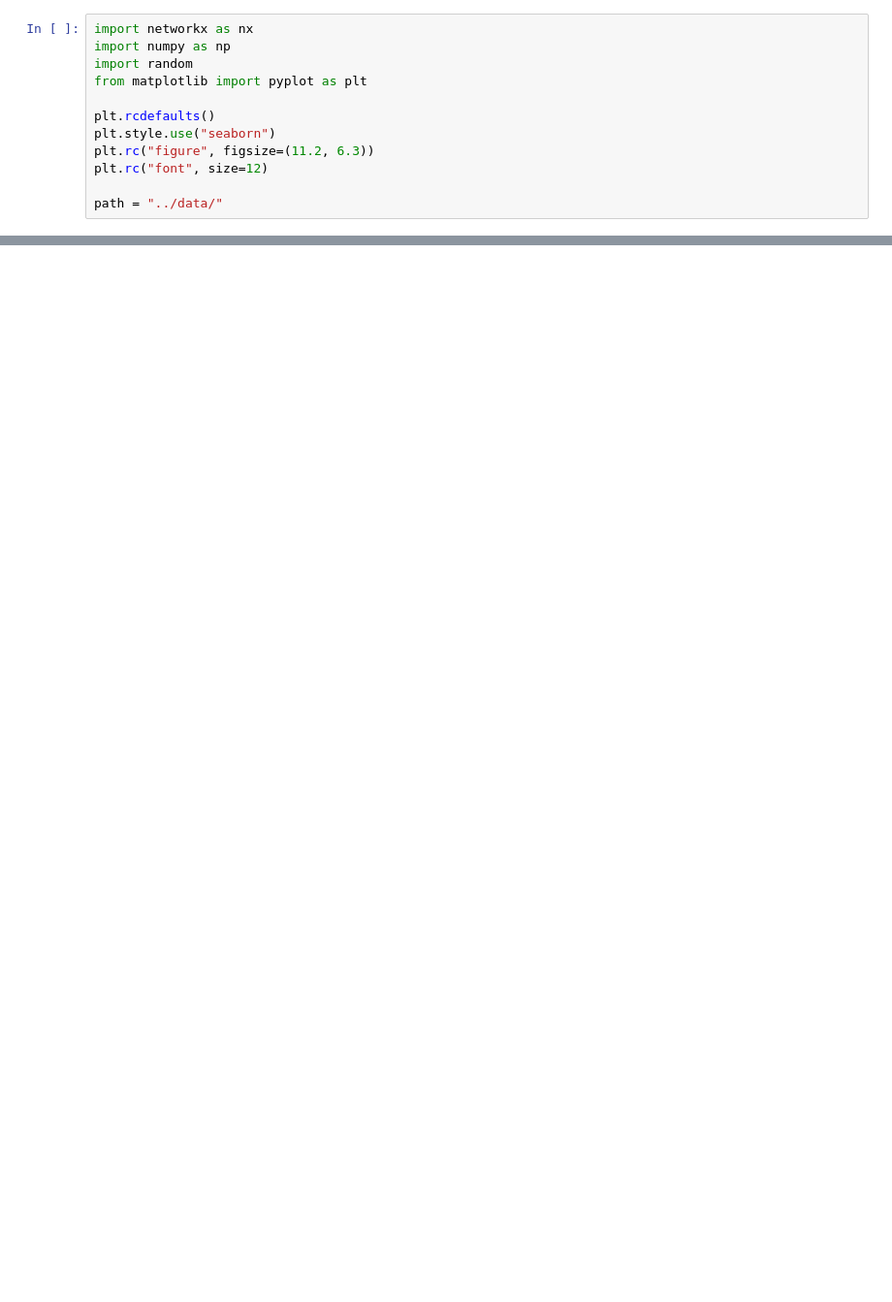
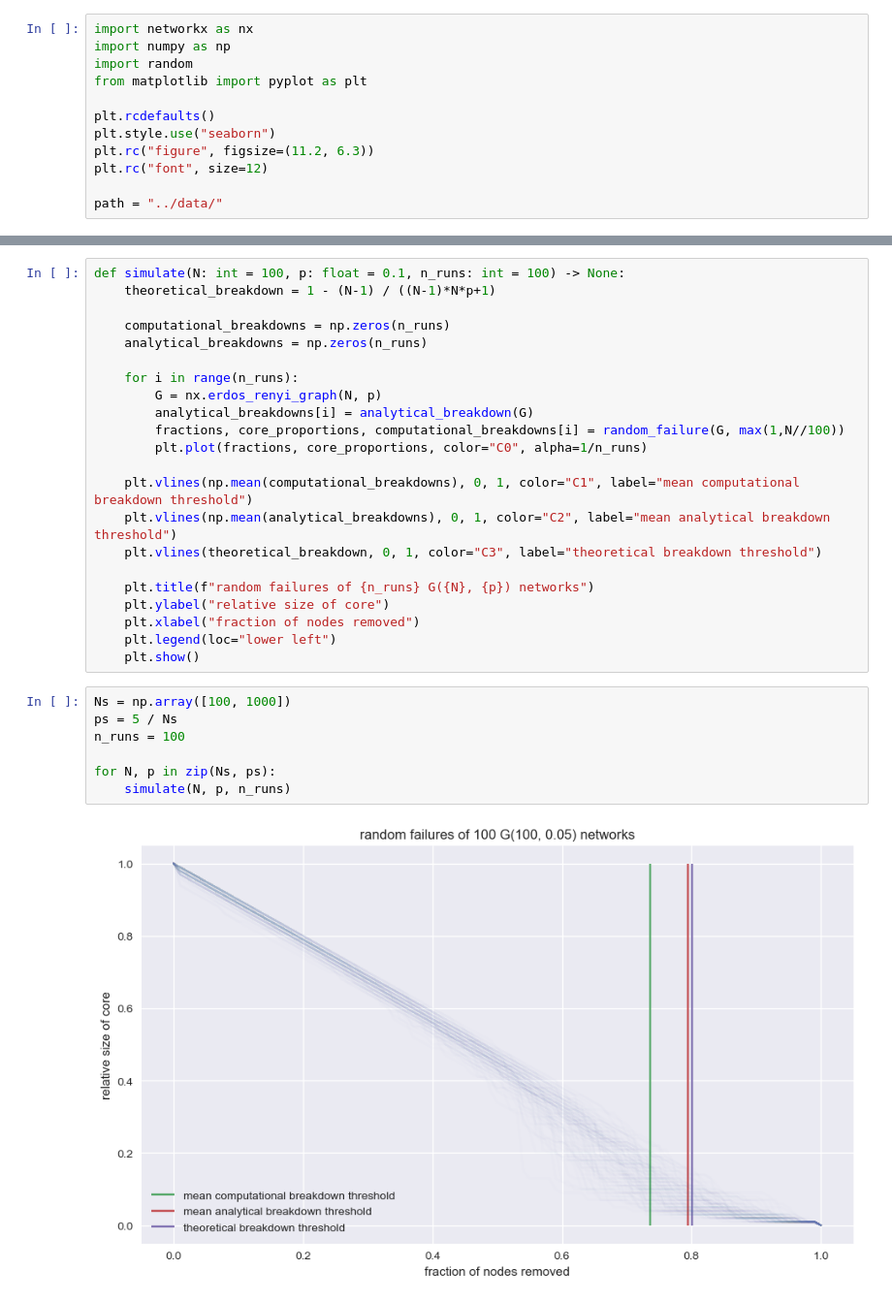
Before and after one commit to maxstollmayer/network_course, a Jupyter notebook: solutions/Stollmayer_01506352_Exercise07_Code.ipynb, the cells around one changed output, grey strips where cells are left out. Shown at 97% size. Cells and saved outputs as stored; diff of their text form; blank space fills up the shorter version.

```diff
--- a/solutions/Stollmayer_01506352_Exercise07_Code.ipynb
+++ b/solutions/Stollmayer_01506352_Exercise07_Code.ipynb
@@ -94,0 +106,31 @@ plt.show()
+# %%
+def simulate(N: int = 100, p: float = 0.1, n_runs: int = 100) -> None:
+    theoretical_breakdown = 1 - (N-1) / ((N-1)*N*p+1)
+
+    computational_breakdowns = np.zeros(n_runs)
+    analytical_breakdowns = np.zeros(n_runs)
+
+    for i in range(n_runs):
+        G = nx.erdos_renyi_graph(N, p)
+        analytical_breakdowns[i] = analytical_breakdown(G)
+        fractions, core_proportions, computational_breakdowns[i] = random_failure(G, max(1,N//100))
+        plt.plot(fractions, core_proportions, color="C0", alpha=1/n_runs)
+
+    plt.vlines(np.mean(computational_breakdowns), 0, 1, color="C1", label="mean computational breakdown threshold")
+    plt.vlines(np.mean(analytical_breakdowns), 0, 1, color="C2", label="mean analytical breakdown threshold")
+    plt.vlines(theoretical_breakdown, 0, 1, color="C3", label="theoretical breakdown threshold")
+
+    plt.title(f"random failures of {n_runs} G({N}, {p}) networks")
+    plt.ylabel("relative size of core")
+    plt.xlabel("fraction of nodes removed")
+    plt.legend(loc="lower left")
+    plt.show()
+# %%
+Ns = np.array([100, 1000])
+ps = 5 / Ns
+n_runs = 100
+
+for N, p in zip(Ns, ps):
+    simulate(N, p, n_runs)
+# %% [output]
+[figure, added]
```
Also changed, not shown: parts of 11 cells of this notebook, 3 other files.
